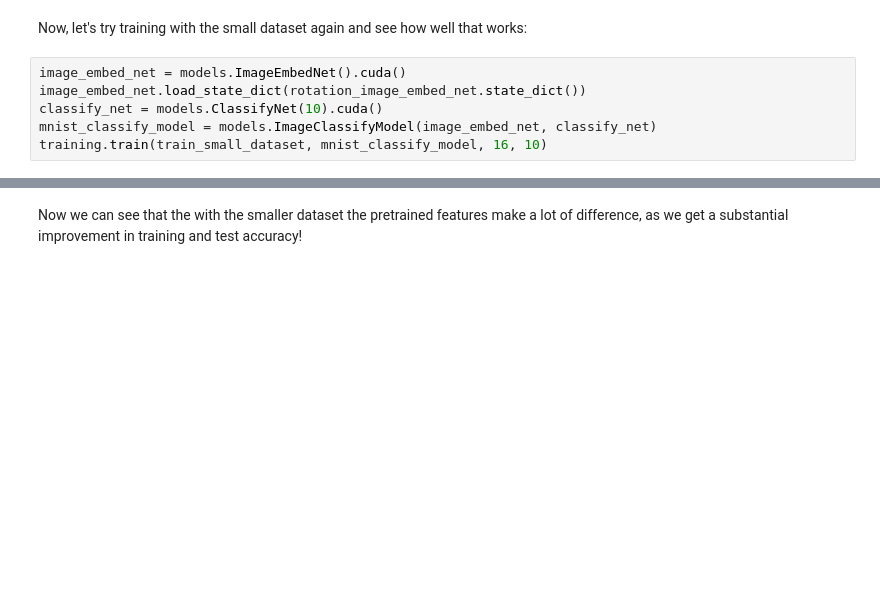
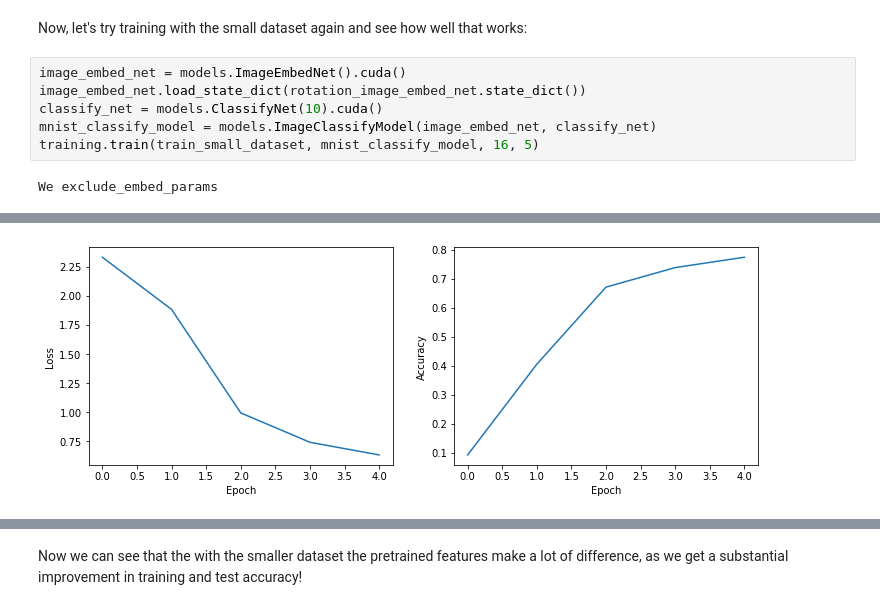
Before and after one commit to hronoses/cs231a-2022-problem-set, a Jupyter notebook: ps3_code/p2/RepresentationLearning.ipynb, the cells around one changed output, grey strips where cells are left out. Cells and saved outputs as stored; diff of their text form; blank space fills up the shorter version.

```diff
--- a/ps3_code/p2/RepresentationLearning.ipynb
+++ b/ps3_code/p2/RepresentationLearning.ipynb
@@ -176,4 +225,6 @@ image_embed_net = models.ImageEmbedNet().cuda()
 image_embed_net.load_state_dict(rotation_image_embed_net.state_dict())
 classify_net = models.ClassifyNet(10).cuda()
 mnist_classify_model = models.ImageClassifyModel(image_embed_net, classify_net)
-training.train(train_small_dataset, mnist_classify_model, 16, 10)
+training.train(train_small_dataset, mnist_classify_model, 16, 5)
+# %% [output]
+We exclude_embed_params
@@ -180,2 +236,3 @@ training.train(train_small_dataset, mnist_classify_model, 16, 10)
+[figure, added]
 # %%
 testing.test(test_full_dataset, mnist_classify_model, 16)
```
Also changed, not shown: parts of 18 cells of this notebook, 43 other files.
